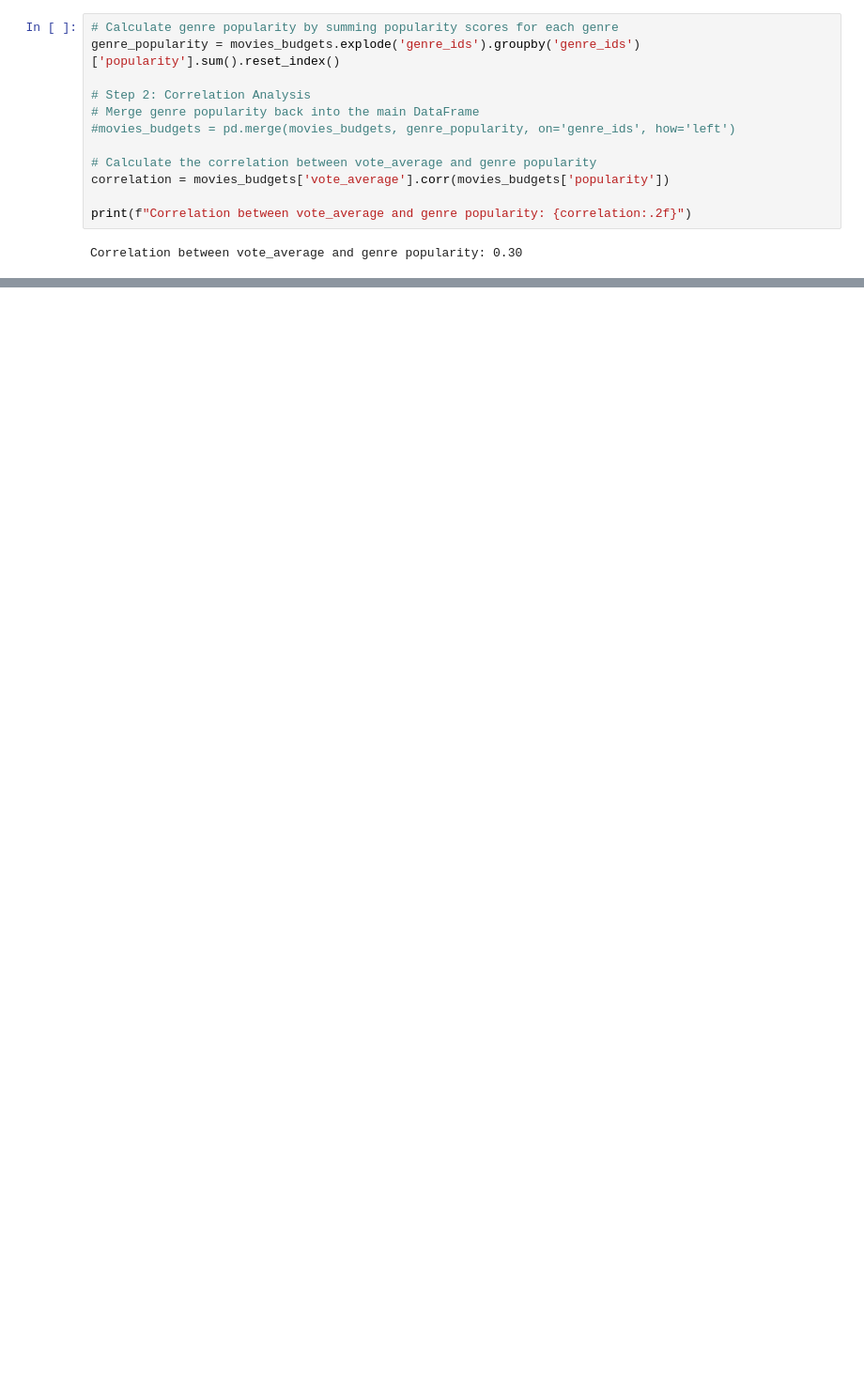
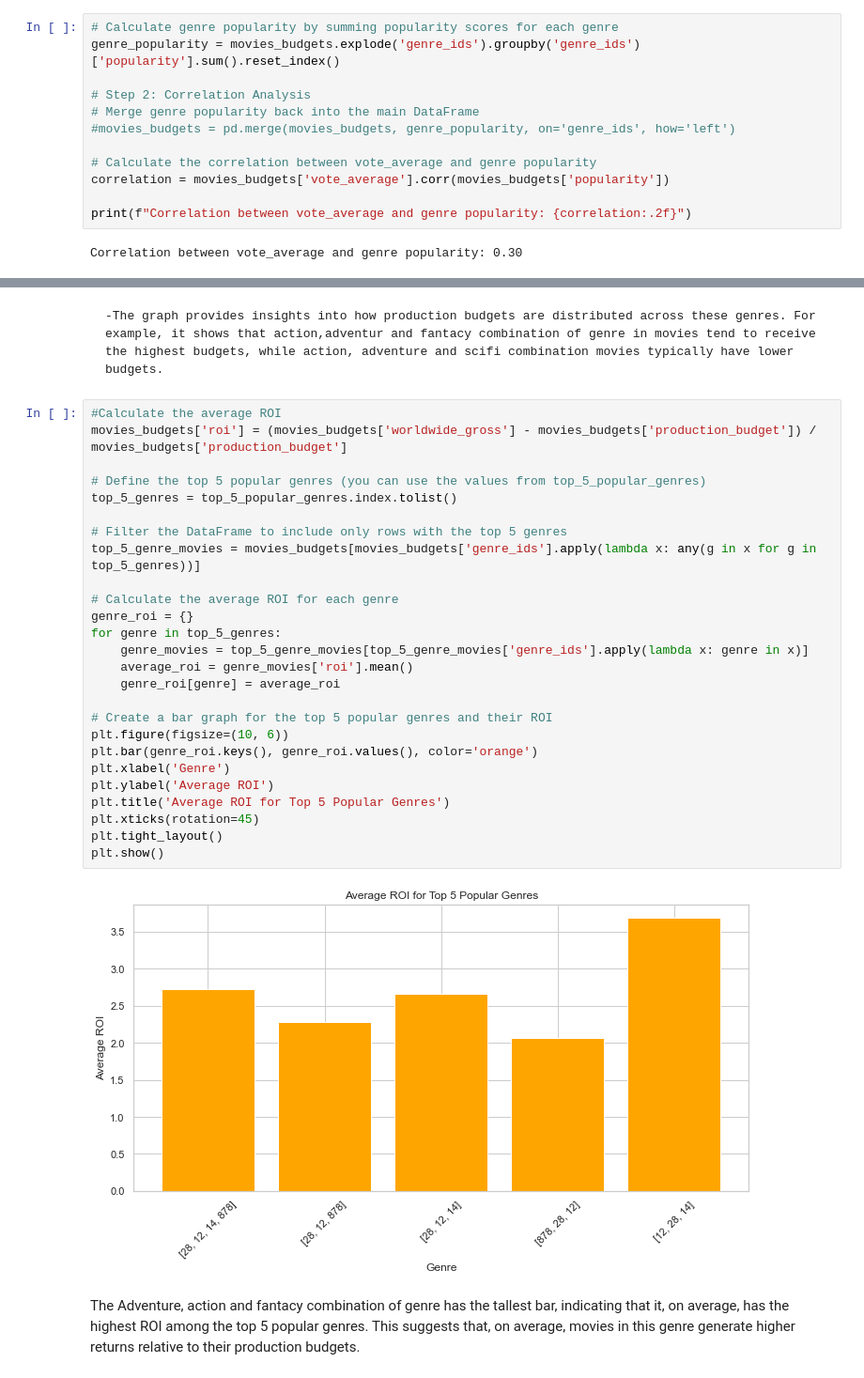
Before and after one commit to VAL-Jerono/microsoft_movies_project_1, a Jupyter notebook: student.ipynb, the cells around one changed output, grey strips where cells are left out. Shown: that part at 94% size. Cells and saved outputs as stored; diff of their text form; blank space fills up the shorter version.

```diff
--- a/student.ipynb
+++ b/student.ipynb
@@ -422,0 +441,32 @@ Average Profitability by Budget Range:
+# %% [markdown]
+    -The graph provides insights into how production budgets are distributed across these genres. For example, it shows that action,adventur and fantacy combination of genre in movies tend to receive the highest budgets, while action, adventure and scifi combination movies typically have lower budgets.
+# %%
+#Calculate the average ROI
+movies_budgets['roi'] = (movies_budgets['worldwide_gross'] - movies_budgets['production_budget']) / movies_budgets['production_budget']
+
+# Define the top 5 popular genres (you can use the values from top_5_popular_genres)
+top_5_genres = top_5_popular_genres.index.tolist()
+
+# Filter the DataFrame to include only rows with the top 5 genres
+top_5_genre_movies = movies_budgets[movies_budgets['genre_ids'].apply(lambda x: any(g in x for g in top_5_genres))]
+
+# Calculate the average ROI for each genre
+genre_roi = {}
+for genre in top_5_genres:
+    genre_movies = top_5_genre_movies[top_5_genre_movies['genre_ids'].apply(lambda x: genre in x)]
+    average_roi = genre_movies['roi'].mean()
+    genre_roi[genre] = average_roi
+
+# Create a bar graph for the top 5 popular genres and their ROI
+plt.figure(figsize=(10, 6))
+plt.bar(genre_roi.keys(), genre_roi.values(), color='orange')
+plt.xlabel('Genre')
+plt.ylabel('Average ROI')
+plt.title('Average ROI for Top 5 Popular Genres')
+plt.xticks(rotation=45)
+plt.tight_layout()
+plt.show()
+# %% [output]
+[figure, added]
+# %% [markdown]
+The Adventure, action and fantacy combination of genre has the tallest bar, indicating that it, on average, has the highest ROI among the top 5 popular genres. This suggests that, on average, movies in this genre generate higher returns relative to their production budgets.
```
Also changed, not shown: parts of 27 cells of this notebook, 5 other files.
